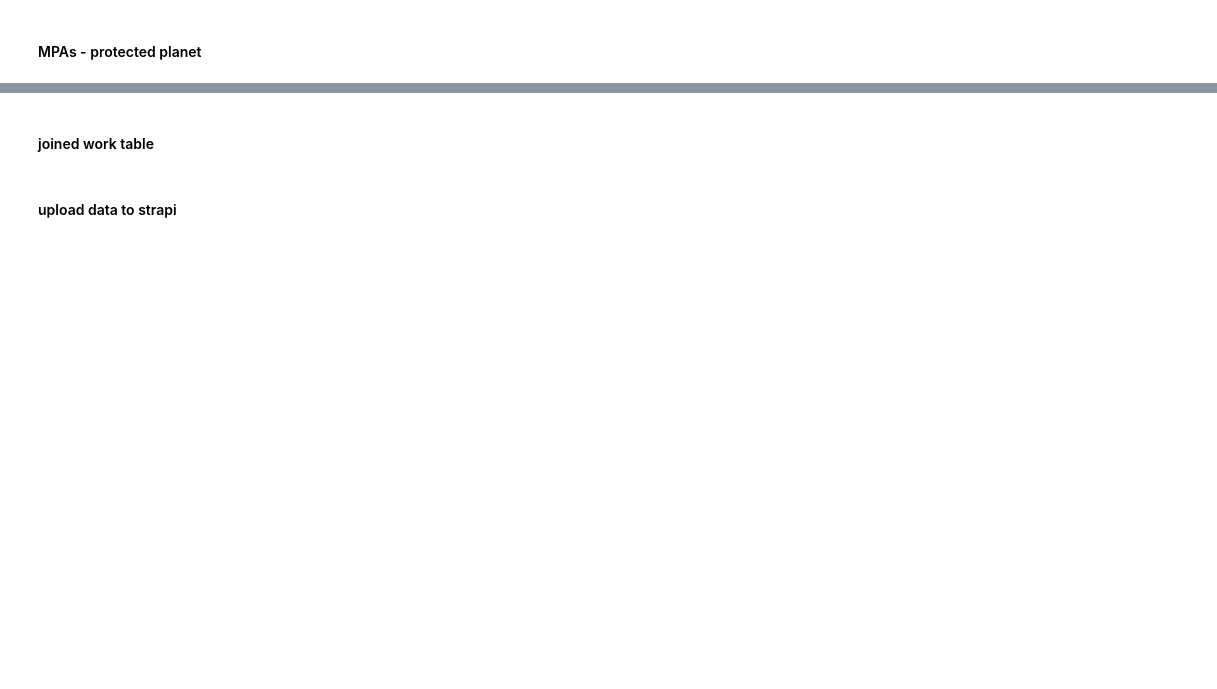
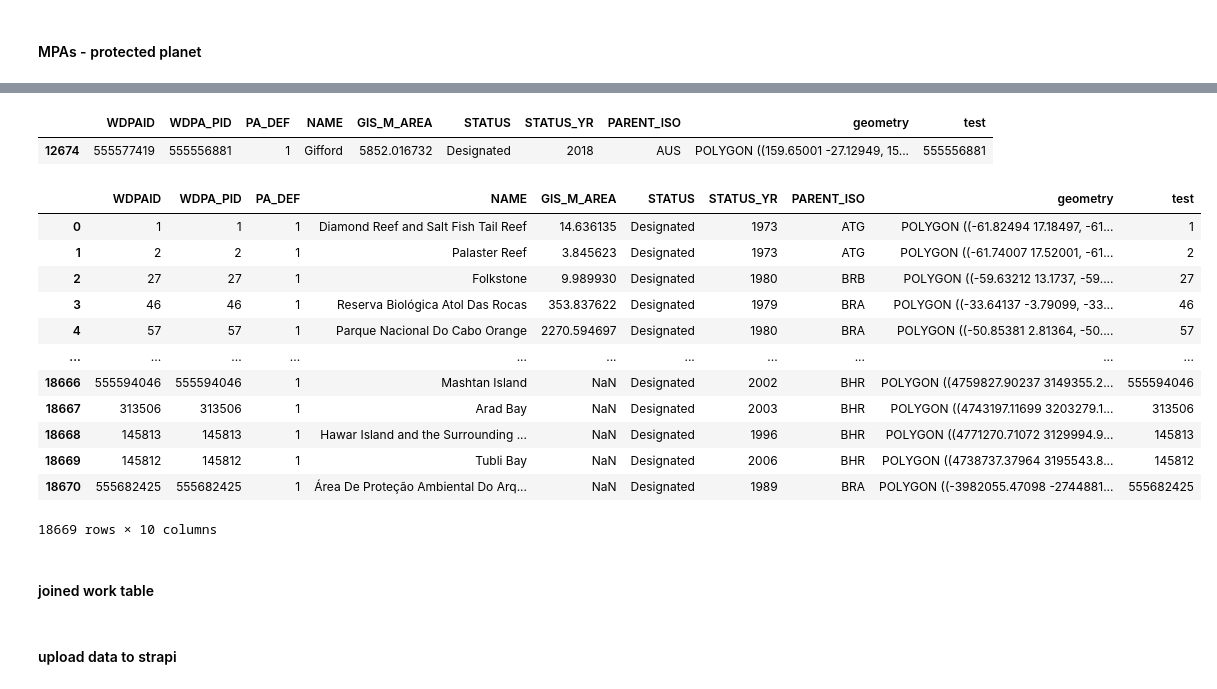
Before and after one commit to Vizzuality/skytruth-30x30, a Jupyter notebook: data/notebooks/pipes_mock/precalc.ipynb, the cells around one changed output, grey strips where cells are left out. Cells and saved outputs as stored; diff of their text form; code cells hidden in the pictures; blank space fills up the shorter version.

```diff
--- a/data/notebooks/pipes_mock/precalc.ipynb
+++ b/data/notebooks/pipes_mock/precalc.ipynb
@@ -468,12 +468,11 @@ strapi.importCollectionData(
 # %%
 ## TODO: this whole pipe will change base on the new designs.
 
-pipe = "mpas"
+pipe = "mpa"
 strapi_collection_mpas = ""
-strapi_collection_table = ""
 
 pipe_dir = FileConventionHandler(pipe)
-output_file_mpas = pipe_dir.get_processed_step_path(current_step).joinpath("lfp.csv")
+output_file_mpas = pipe_dir.get_processed_step_path(current_step).joinpath("mpa_detail.csv")
 
 # Download the protected seas file && unzip it
 download_and_unzip_if_needed(pipe_dir, prev_step, mysettings)
@@ -487,3 +509,30 @@ mpa_intermediate = gpd.read_file(pipe_dir.get_step_fmt_file_path(prev_step, "shp
+# %%
+mpa_intermediate['test'] = mpa_intermediate.WDPA_PID.str.extract(r"(\d+(?:_\d+)*)").astype(int)
+# %%
+mpa_intermediate[((mpa_intermediate.WDPAID == 555577419) )]
+# %% [output]
+|  | WDPAID | WDPA_PID | PA_DEF | NAME | GIS_M_AREA | STATUS | STATUS_YR | PARENT_ISO | geometry | test |
+| 12674 | 555577419 | 555556881 | 1 | Gifford | 5852.016732 | Designated | 2018 | AUS | POLYGON ((159.65001 -27.12949, 15... | 555556881 |
+# %%
+mpa_intermediate[(mpa_intermediate.WDPAID == mpa_intermediate.test)]
+# [
+#     (mpa_intermediate.WDPAID.astype(str) != mpa_intermediate.WDPA_PID)
+#     | (mpa_intermediate.WDPA_PID.str.extract(r"(\d+(?:_\d+)*)").astype(int) != mpa_intermediate.WDPAID)
+# ]
+# %% [output]
+|  | WDPAID | WDPA_PID | PA_DEF | NAME | GIS_M_AREA | STATUS | STATUS_YR | PARENT_ISO | geometry | test |
+| 0 | 1 | 1 | 1 | Diamond Reef and Salt Fish Tail Reef | 14.636135 | Designated | 1973 | ATG | POLYGON ((-61.82494 17.18497, -61... | 1 |
+| 1 | 2 | 2 | 1 | Palaster Reef | 3.845623 | Designated | 1973 | ATG | POLYGON ((-61.74007 17.52001, -61... | 2 |
+| 2 | 27 | 27 | 1 | Folkstone | 9.989930 | Designated | 1980 | BRB | POLYGON ((-59.63212 13.1737, -59.... | 27 |
+| 3 | 46 | 46 | 1 | Reserva Biológica Atol Das Rocas | 353.837622 | Designated | 1979 | BRA | POLYGON ((-33.64137 -3.79099, -33... | 46 |
+| 4 | 57 | 57 | 1 | Parque Nacional Do Cabo Orange | 2270.594697 | Designated | 1980 | BRA | POLYGON ((-50.85381 2.81364, -50.... | 57 |
+| ... | ... | ... | ... | ... | ... | ... | ... | ... | ... | ... |
+| 18666 | 555594046 | 555594046 | 1 | Mashtan Island | NaN | Designated | 2002 | BHR | POLYGON ((4759827.90237 3149355.2... | 555594046 |
+| 18667 | 313506 | 313506 | 1 | Arad Bay | NaN | Designated | 2003 | BHR | POLYGON ((4743197.11699 3203279.1... | 313506 |
+| 18668 | 145813 | 145813 | 1 | Hawar Island and the Surrounding ... | NaN | Designated | 1996 | BHR | POLYGON ((4771270.71072 3129994.9... | 145813 |
+| 18669 | 145812 | 145812 | 1 | Tubli Bay | NaN | Designated | 2006 | BHR | POLYGON ((4738737.37964 3195543.8... | 145812 |
+| 18670 | 555682425 | 555682425 | 1 | Área De Proteção Ambiental Do Arq... | NaN | Designated | 1989 | BRA | POLYGON ((-3982055.47098 -2744881... | 555682425 |
+18669 rows × 10 columns
 # %%
 test4 = mpa_intermediate.fillna(0).replace(
     {
```
Also changed, not shown: parts of 6 cells of this notebook, 13 other files.
